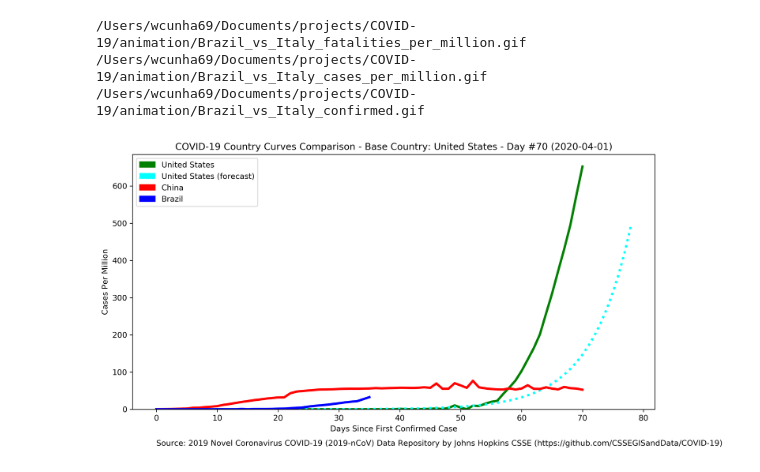
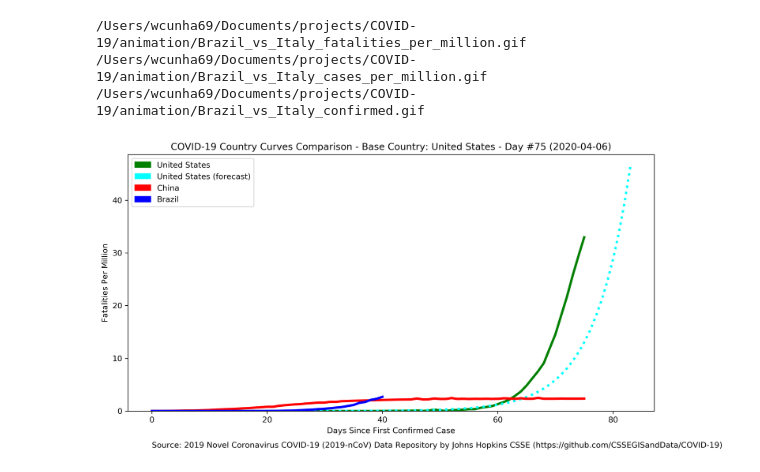
Before and after one commit to smkoch89/COVID-20, a Jupyter notebook: COVID_19_forecast.ipynb, the cells around one changed output. Saved outputs shown, nothing was run; the diff lists cells and outputs as text; code cells hidden in the pictures.

```diff
--- a/COVID_19_forecast.ipynb
+++ b/COVID_19_forecast.ipynb
@@ -370,5 +360,9 @@ generate_animation(country_base = "Brazil", country_compared = "Italy", metric =
 /Users/wcunha69/Documents/projects/COVID-19/animation/Brazil_vs_Italy_fatalities_per_million.gif
 /Users/wcunha69/Documents/projects/COVID-19/animation/Brazil_vs_Italy_cases_per_million.gif
 /Users/wcunha69/Documents/projects/COVID-19/animation/Brazil_vs_Italy_confirmed.gif
+# %%
+generate_chart(countries=["United States", "China", "Brazil"], metric="fatalities_per_million", days_to_forecast=10, ending_day=1000)
+# %% [output]
+[figure, added]
 # %%
 #print((covid_cases_final[covid_cases_final["country"] == "Brazil"])[["last_update", "deaths"]])
@@ -376,6 +370,2 @@ generate_animation(country_base = "Brazil", country_compared = "Italy", metric =
 #covid_cases_final = generate_forecast(countries=countries, days_to_forecast=0, ending_day=1000)
 #print(covid_cases_final)
-# %%
-generate_chart(countries=["United States", "China", "Brazil"], metric="cases_per_million", days_to_forecast=10, ending_day=1000)
-# %% [output]
-[figure, removed]
```
Also changed, not shown: parts of 7 cells of this notebook, 3 other files.
